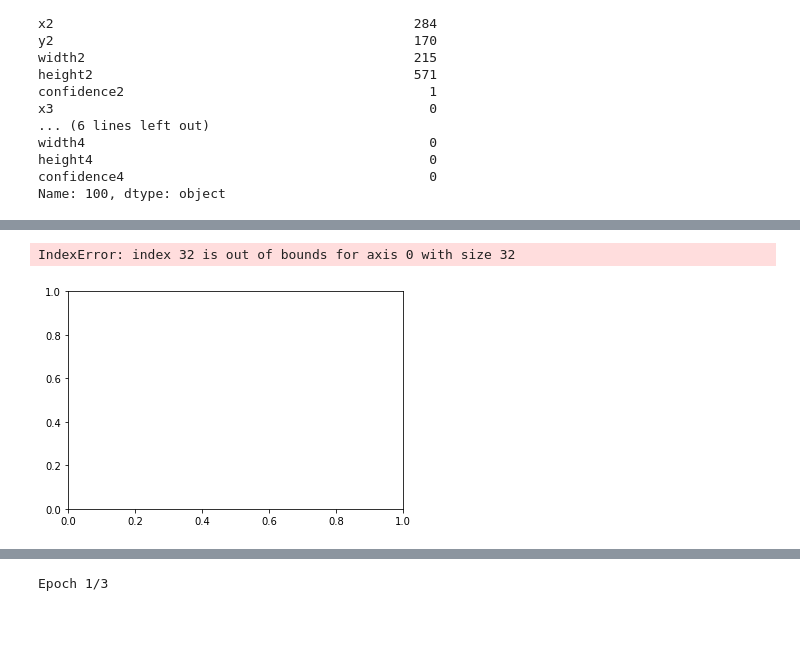
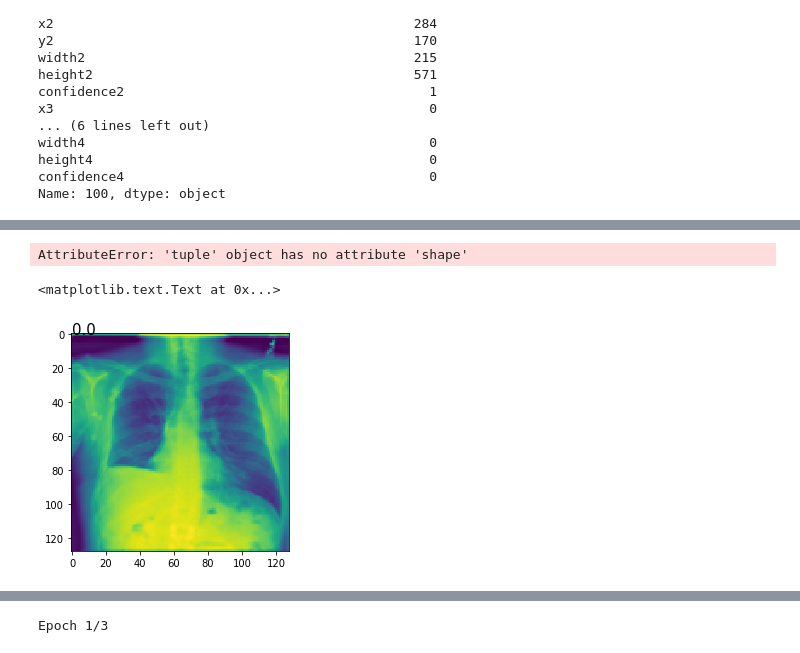
Before and after one commit to kshannon/pneumonia-cxr-detection, a Jupyter notebook: src/load_images_and_boxes.ipynb, the cells around one changed output, grey strips where cells are left out. Saved outputs shown, nothing was run; the diff lists cells and outputs as text; code cells hidden in the pictures; blank space fills up the shorter version.

```diff
--- a/src/load_images_and_boxes.ipynb
+++ b/src/load_images_and_boxes.ipynb
@@ -157,6 +160,45 @@ class DataGenerator(K.utils.Sequence):
 
         return bbox
 
+    def data_sample(self):
+        """
+        raise todo
+        """
+#         imgs = np.zeros((self.batch_size, *self.dim, self.n_in_channels))
+        patient_image = self.df[self.df["confidence1"]==1].sample(1)
+        img_reader = sitk.ReadImage(os.path.join(train_dir, patient_image['patientId'].values[0] + ".dcm"))
+        img = np.moveaxis(sitk.GetArrayFromImage(img_reader), 0, -1)
+        scalex = img.shape[0]
+        scaley = img.shape[1]
+        img = self.normalize(self.resize_image(img))
+#       imgs[idx,] = img
+        bbox = patient_image.iloc[:, 1:6].values.tolist()[0]
+        bbox[0] = bbox[0]/scalex
+        bbox[1] = bbox[1]/scaley
+        bbox[2] = bbox[2]/scalex
+        bbox[3] = bbox[3]/scaley
+
+        return np.expand_dims(img, 0), bbox
+
+    def data_sample_noresize(self):
+        """
+        raise todo
+        """
+#         imgs = np.zeros((self.batch_size, *self.dim, self.n_in_channels))
+        patient_image = self.df[self.df["confidence1"]==1].sample(1)
+        img_reader = sitk.ReadImage(os.path.join(train_dir, patient_image['patientId'].values[0] + ".dcm"))
+        img = np.moveaxis(sitk.GetArrayFromImage(img_reader), 0, -1)
+        scalex = 1
+        scaley = 1
+        #img = self.normalize(self.resize_image(img))
+#       imgs[idx,] = img
+        bbox = patient_image.iloc[:, 1:6].values.tolist()[0]
+        bbox[0] = bbox[0]/scalex
+        bbox[1] = bbox[1]/scaley
+        bbox[2] = bbox[2]/scalex
+        bbox[3] = bbox[3]/scaley
+
+        return np.expand_dims(img, 0), bbox
 
     def __data_generation(self, list_IDs_temp):
         """
@@ -188,6 +230,7 @@ training_data_params = {"dim": (128,128),
                         "batch_size": 32,
                         "n_in_channels": 1,
                         "shuffle": True,
-                        "seed": 810}
+                        "seed": 810,
+                        "path": train_dir}
 
 training_generator = DataGenerator(df=df, **training_data_params)
@@ -194,5 +261,8 @@ training_generator = DataGenerator(df=df, **training_data_params)
 # %%
 a = training_generator.__getitem__(1)
+a.shape
+# %% [output]
+AttributeError: 'tuple' object has no attribute 'shape'
 # %%
 import matplotlib.pyplot as plt
 from matplotlib.patches import Rectangle
@@ -200,18 +270,18 @@ from matplotlib.patches import Rectangle
 # %%
 fig,ax = plt.subplots()
 
-idx = 32
+idx = 1
 ax.imshow(a[0][idx,:,:,0])
 x = a[1][idx,:][0] * training_data_params["dim"][0]
 y = a[1][idx,:][1] * training_data_params["dim"][1]
 h = a[1][idx,:][2] * training_data_params["dim"][0]
 w = a[1][idx,:][3] * training_data_params["dim"][1]
 rect = Rectangle((x,y),w,h,linewidth=1,edgecolor='r',facecolor='none')
 ax.add_patch(rect)
 ax.text(x+w//2,y+h//2, str(round(a[1][idx,:][4],0)), fontsize=15)
 # %% [output]
-IndexError: index 32 is out of bounds for axis 0 with size 32
+<matplotlib.text.Text at 0x...>
-[figure, old version]
+[figure, new version]
 # %%
 import keras
 from keras.models import Sequential
```
Also changed, not shown: parts of 9 cells of this notebook.
